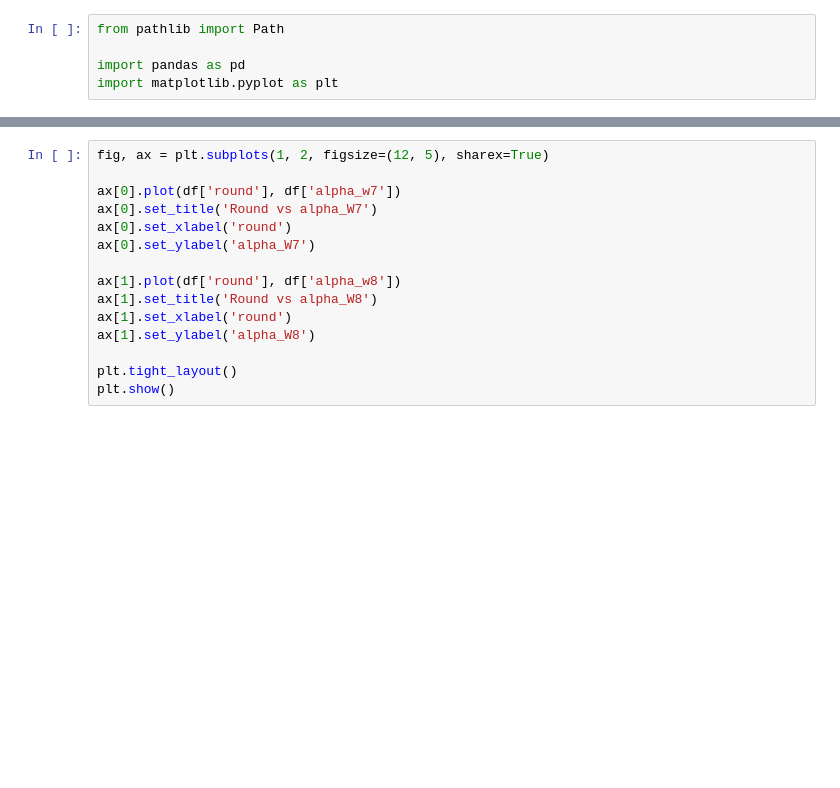
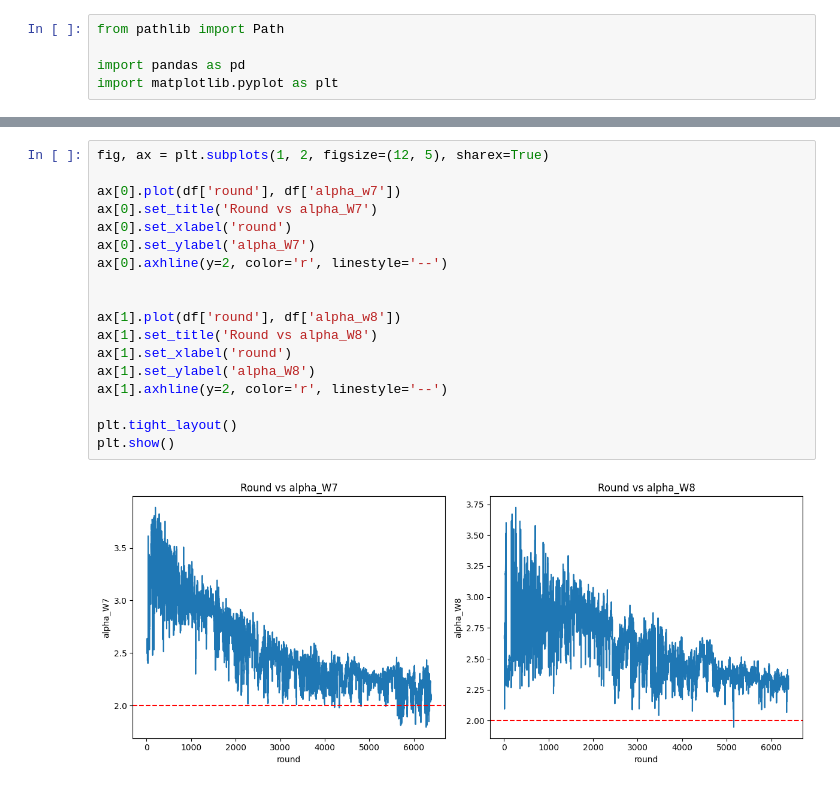
Before and after one commit to CalculatedContent/xgbwwdata, a Jupyter notebook: AnalyzeLongRun.ipynb, the cells around one changed output, grey strips where cells are left out. Cells and saved outputs as stored; diff of their text form; blank space fills up the shorter version.

```diff
--- a/AnalyzeLongRun.ipynb
+++ b/AnalyzeLongRun.ipynb
@@ -23,15 +40,20 @@ print(f'Read {len(df)} rows from: {METRICS_PATH}')
 # %%
 fig, ax = plt.subplots(1, 2, figsize=(12, 5), sharex=True)
 
 ax[0].plot(df['round'], df['alpha_w7'])
 ax[0].set_title('Round vs alpha_W7')
 ax[0].set_xlabel('round')
 ax[0].set_ylabel('alpha_W7')
+ax[0].axhline(y=2, color='r', linestyle='--')
+
 
 ax[1].plot(df['round'], df['alpha_w8'])
 ax[1].set_title('Round vs alpha_W8')
 ax[1].set_xlabel('round')
 ax[1].set_ylabel('alpha_W8')
+ax[1].axhline(y=2, color='r', linestyle='--')
 
 plt.tight_layout()
 plt.show()
+# %% [output]
+[figure, added]
```
Also changed, not shown: parts of 5 cells of this notebook.
